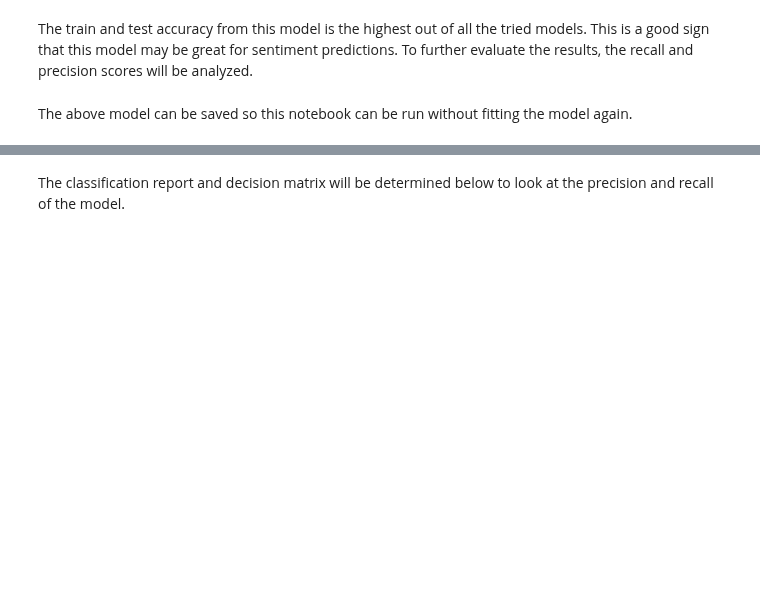
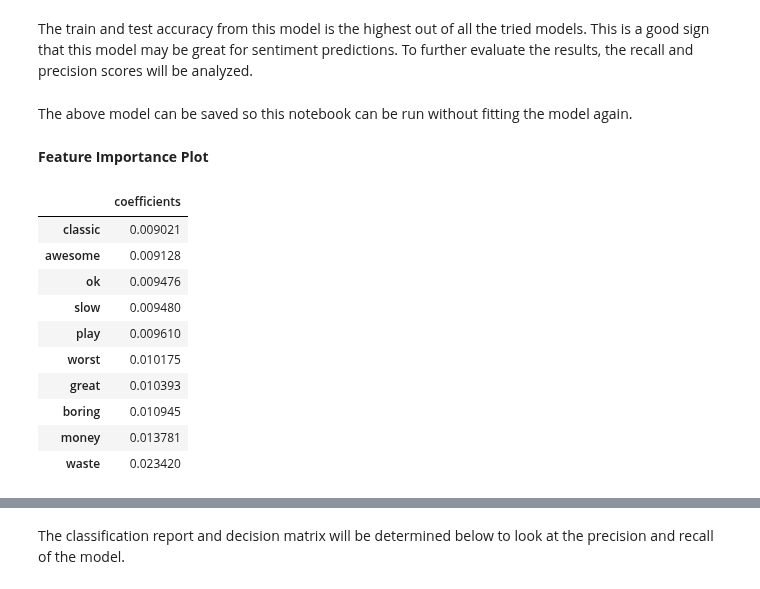
Before and after one commit to JTruong3/Amazon-Product-Recommender, a Jupyter notebook: 3_NLP_Analysis.ipynb, the cells around one changed output, grey strips where cells are left out. Cells and saved outputs as stored; diff of their text form; code cells hidden in the pictures; blank space fills up the shorter version.

```diff
--- a/3_NLP_Analysis.ipynb
+++ b/3_NLP_Analysis.ipynb
@@ -500,0 +506,20 @@ pickle.dump(XGB_model, open('Saved_Models/3_XGBoost_model.pickle','wb'))
+# %% [markdown]
+**Feature Importance Plot**
+# %%
+# Turn the above into a dataframe to be used in a horizontal barplot.
+coeff_df = pd.DataFrame({"coefficients": XGB_model.feature_importances_},  index = review_wordbank.get_feature_names()).sort_values('coefficients', ascending = True)
+
+# Check results
+coeff_df.tail(10)
+# %% [output]
+|  | coefficients |
+| classic | 0.009021 |
+| awesome | 0.009128 |
+| ok | 0.009476 |
+| slow | 0.009480 |
+| play | 0.009610 |
+| worst | 0.010175 |
+| great | 0.010393 |
+| boring | 0.010945 |
+| money | 0.013781 |
+| waste | 0.023420 |
```
Also changed, not shown: parts of 17 cells of this notebook.
